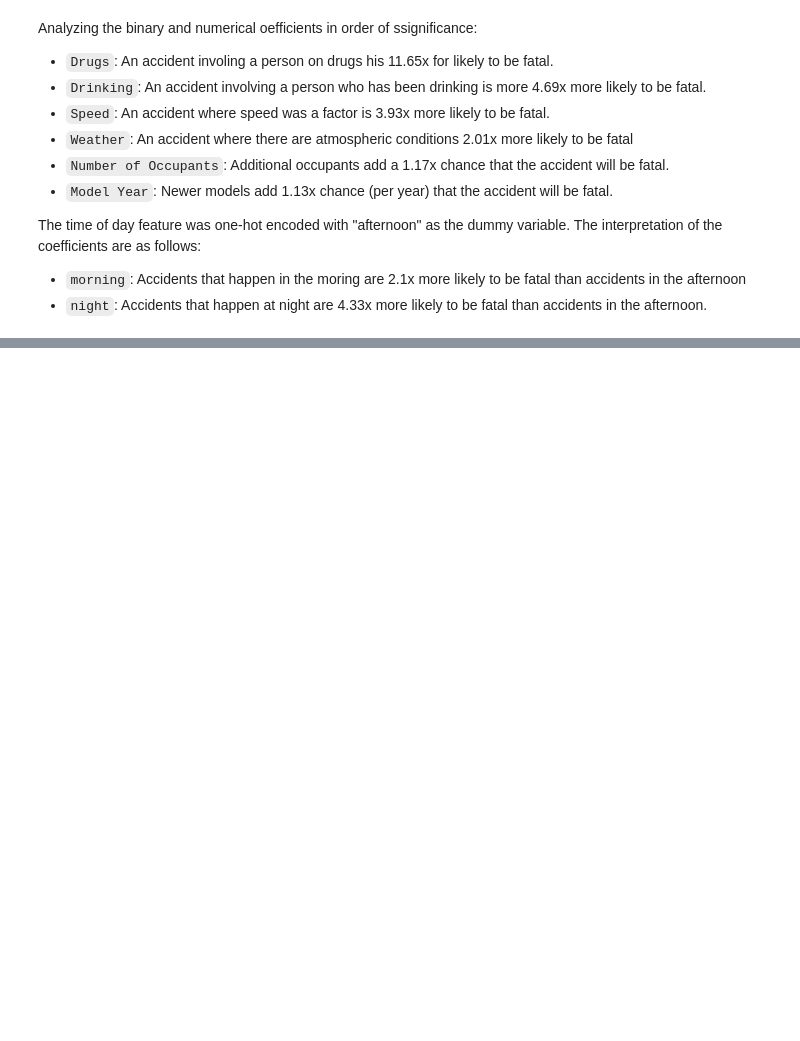
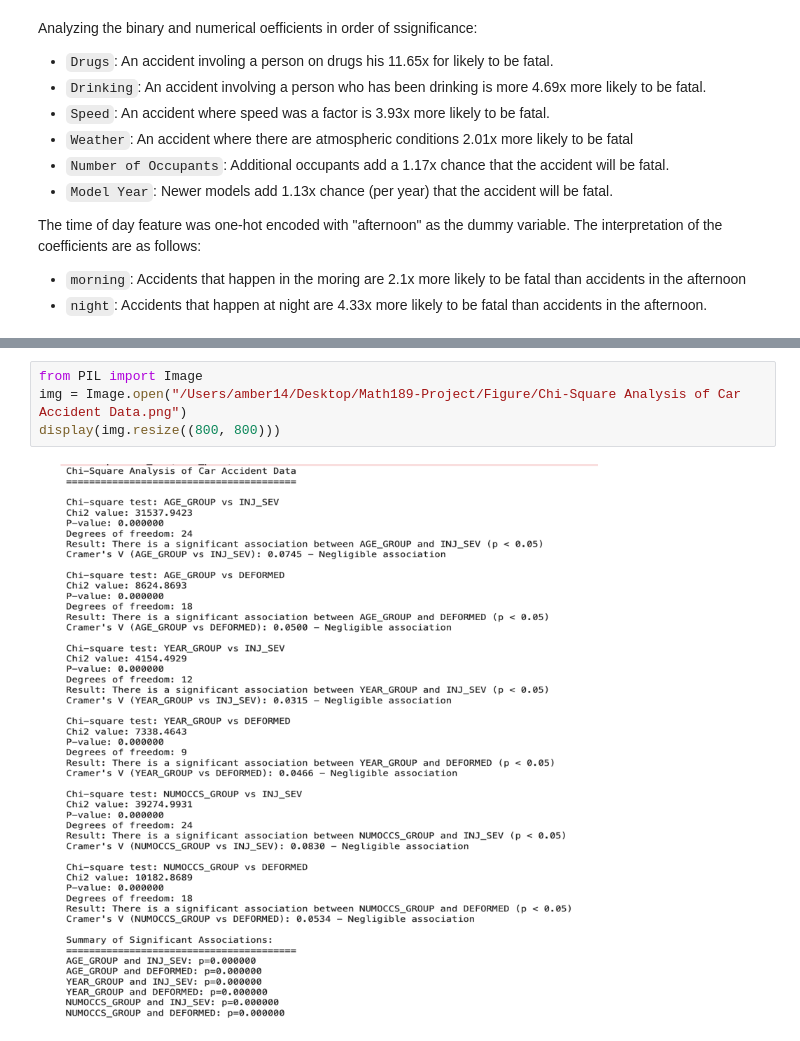
Before and after one commit to LMY014/Math189-Project, a Jupyter notebook: Final-Report.ipynb, the cells around one changed output, grey strips where cells are left out. Saved outputs shown, nothing was run; the diff lists cells and outputs as text; blank space fills up the shorter version.

```diff
--- a/Final-Report.ipynb
+++ b/Final-Report.ipynb
@@ -192,0 +365,6 @@ The time of day feature was one-hot encoded with "afternoon" as the dummy variab
+# %%
+from PIL import Image
+img = Image.open("/Users/amber14/Desktop/Math189-Project/Figure/Chi-Square Analysis of Car Accident Data.png")
+display(img.resize((800, 800)))
+# %% [output]
+[figure, added]
```
Also changed, not shown: parts of 6 cells of this notebook, 6 other files.
